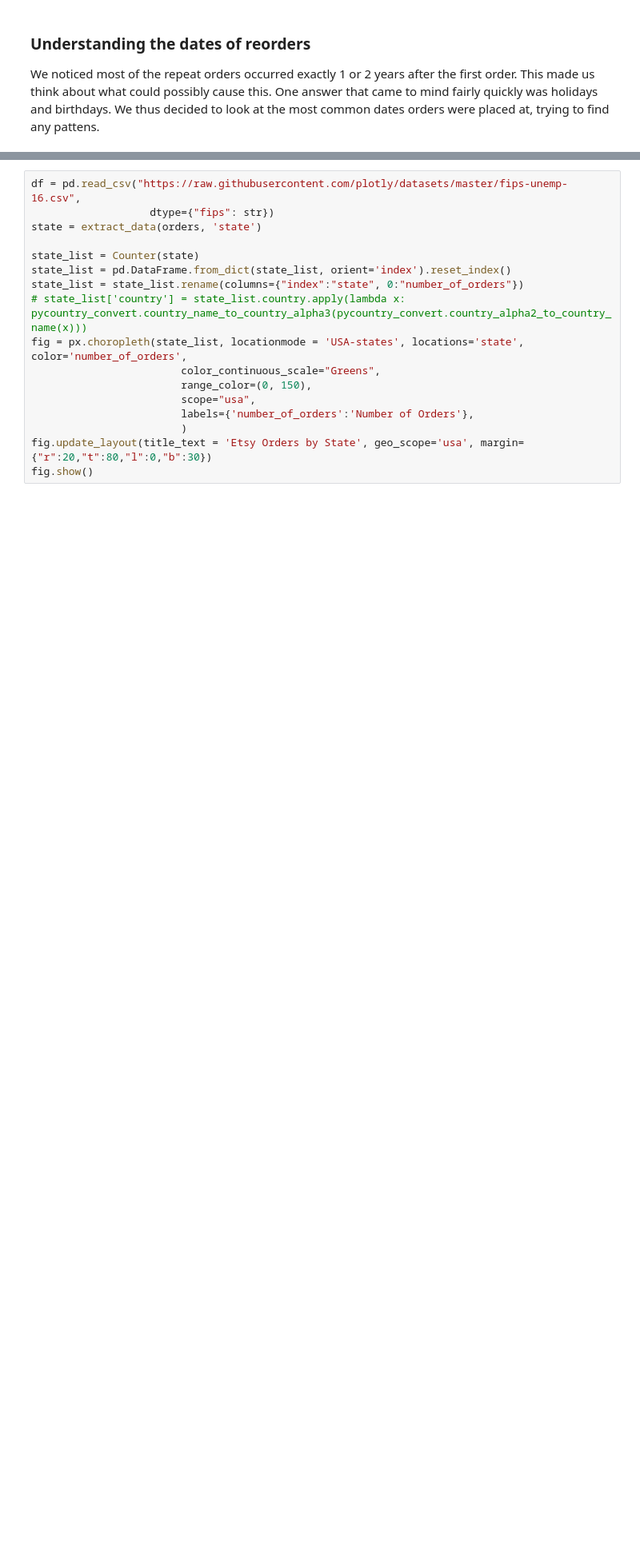
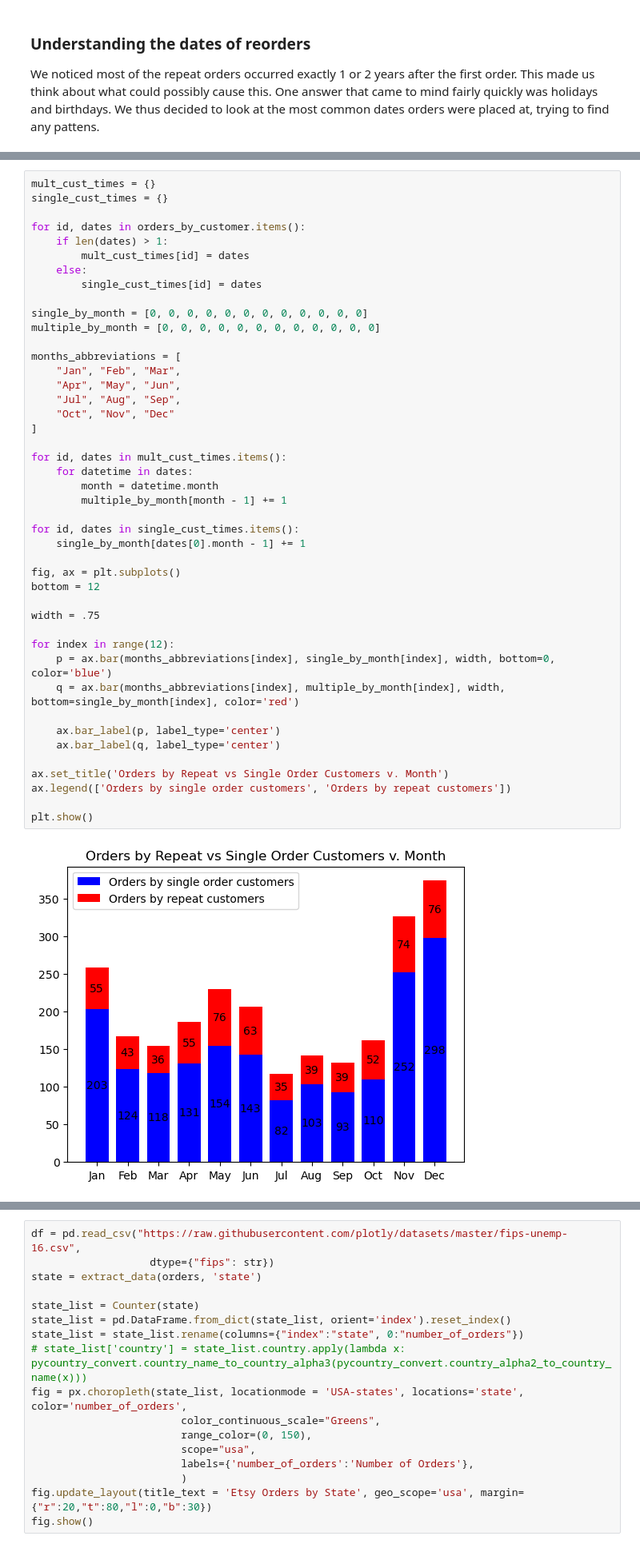
Before and after one commit to olincollege/repeat-order-analysis, a Jupyter notebook: Essay.ipynb, the cells around one changed output, grey strips where cells are left out. Shown at 80% size. Saved outputs shown, nothing was run; the diff lists cells and outputs as text; blank space fills up the shorter version.

```diff
--- a/Essay.ipynb
+++ b/Essay.ipynb
@@ -140,3 +148,49 @@ trying to find any pattens.
+# %%
+mult_cust_times = {}
+single_cust_times = {}
+
+for id, dates in orders_by_customer.items():
+    if len(dates) > 1:
+        mult_cust_times[id] = dates
+    else:
+        single_cust_times[id] = dates
+
+single_by_month = [0, 0, 0, 0, 0, 0, 0, 0, 0, 0, 0, 0]
+multiple_by_month = [0, 0, 0, 0, 0, 0, 0, 0, 0, 0, 0, 0]
+
+months_abbreviations = [
+    "Jan", "Feb", "Mar",
+    "Apr", "May", "Jun",
+    "Jul", "Aug", "Sep",
+    "Oct", "Nov", "Dec"
+]
+
+for id, dates in mult_cust_times.items():
+    for datetime in dates:
+        month = datetime.month
+        multiple_by_month[month - 1] += 1
+
+for id, dates in single_cust_times.items():
+    single_by_month[dates[0].month - 1] += 1
+
+fig, ax = plt.subplots()
+bottom = 12
+
+width = .75
+
+for index in range(12):
+    p = ax.bar(months_abbreviations[index], single_by_month[index], width, bottom=0, color='blue')
+    q = ax.bar(months_abbreviations[index], multiple_by_month[index], width, bottom=single_by_month[index], color='red')
+
+    ax.bar_label(p, label_type='center')
+    ax.bar_label(q, label_type='center')
+
+ax.set_title('Orders by Repeat vs Single Order Customers v. Month')
+ax.legend(['Orders by single order customers', 'Orders by repeat customers'])
+
+plt.show()
+# %% [output]
+[figure, added]
 # %% [markdown]
 ### Geolocation
 
```
Also changed, not shown: parts of 13 cells of this notebook, 1 other file.
